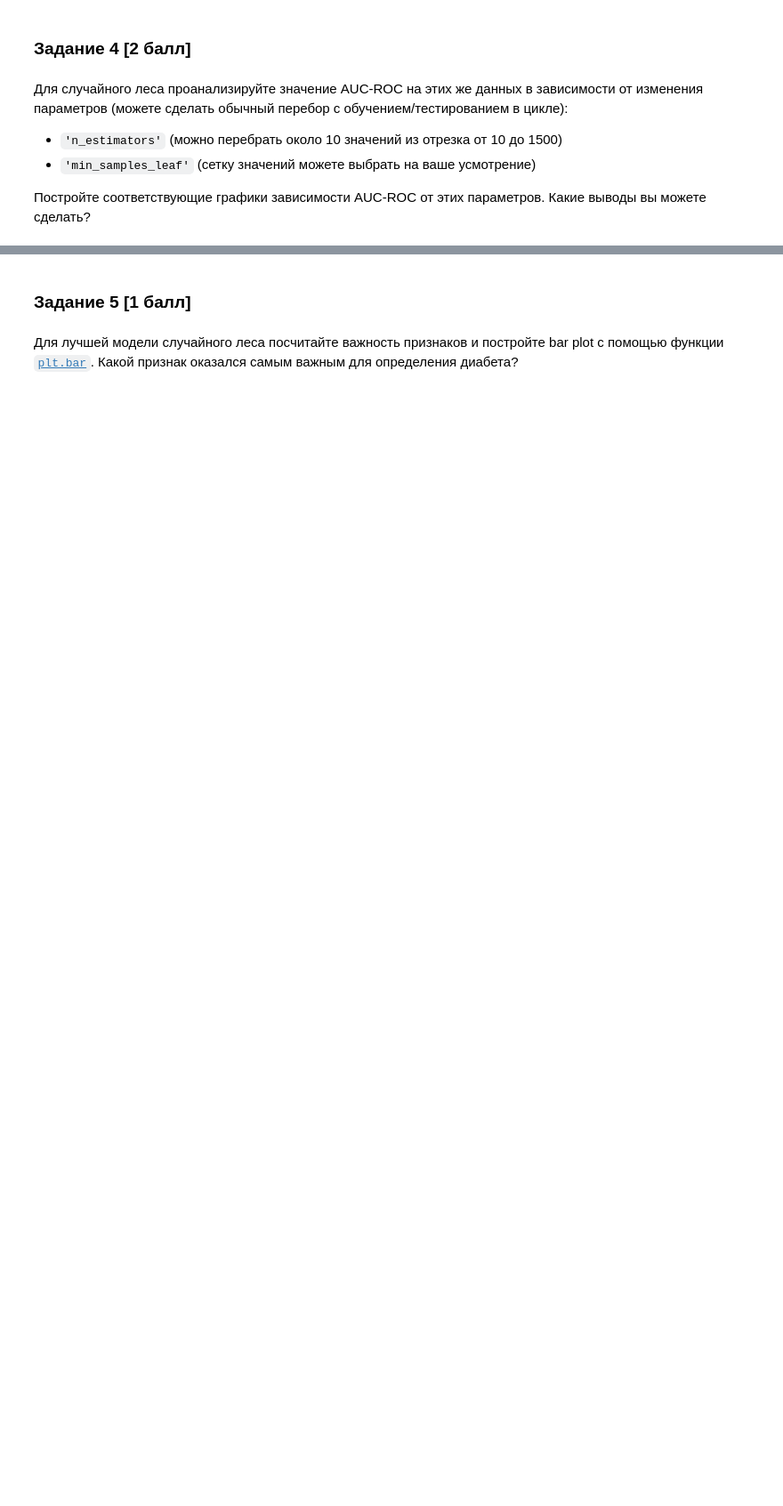
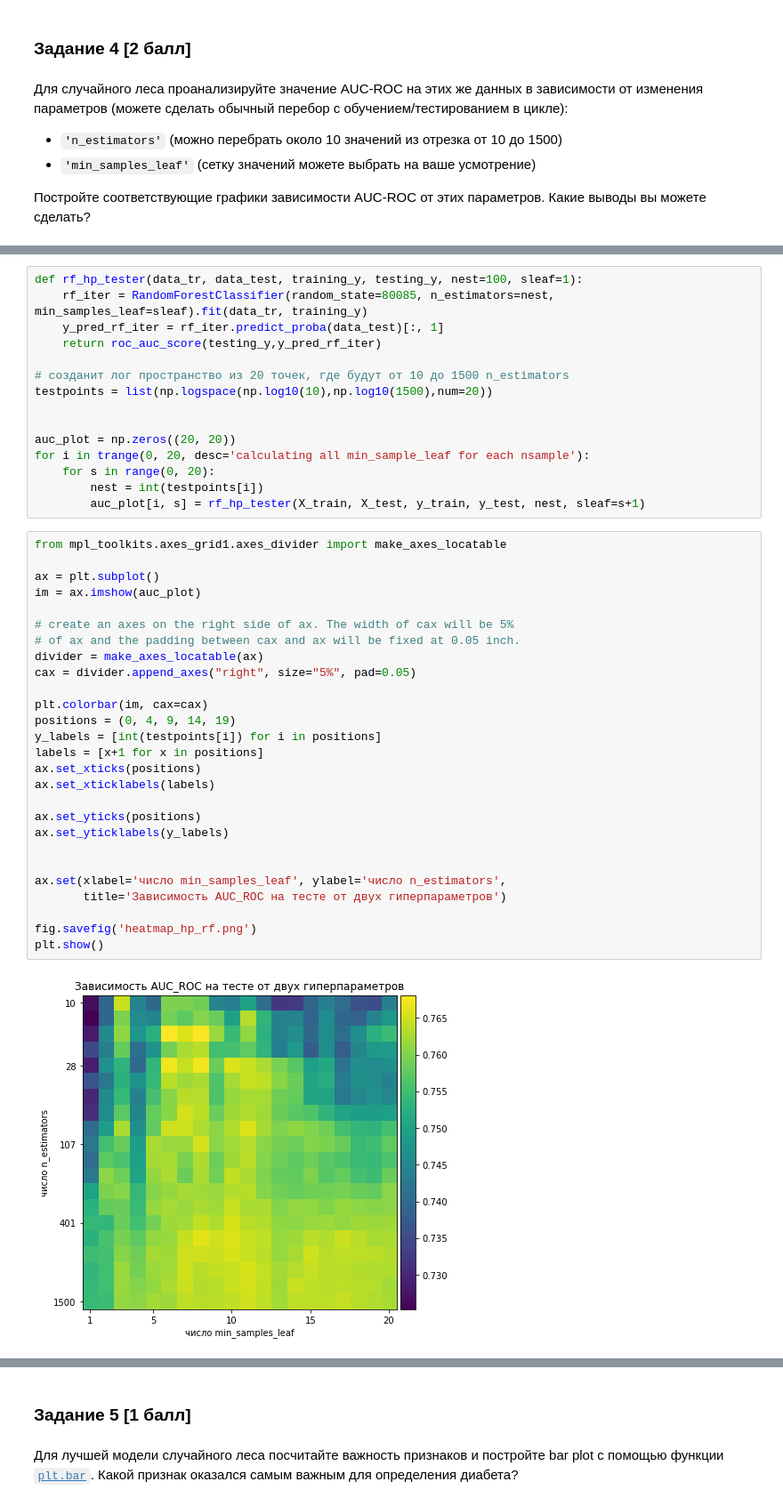
Before and after one commit to ksetdekov/ml_dpo_2021, a Jupyter notebook: hw/hw4/hw04.ipynb, the cells around one changed output, grey strips where cells are left out. Shown at 89% size. Saved outputs shown, nothing was run; the diff lists cells and outputs as text; blank space fills up the shorter version.

```diff
--- a/hw/hw4/hw04.ipynb
+++ b/hw/hw4/hw04.ipynb
@@ -433,0 +581,44 @@ plt.show()
+# %%
+def rf_hp_tester(data_tr, data_test, training_y, testing_y, nest=100, sleaf=1):
+    rf_iter = RandomForestClassifier(random_state=80085, n_estimators=nest, min_samples_leaf=sleaf).fit(data_tr, training_y)
+    y_pred_rf_iter = rf_iter.predict_proba(data_test)[:, 1]
+    return roc_auc_score(testing_y,y_pred_rf_iter)
+
+# созданит лог пространство из 20 точек, где будут от 10 до 1500 n_estimators
+testpoints = list(np.logspace(np.log10(10),np.log10(1500),num=20))
+
+
+auc_plot = np.zeros((20, 20))
+for i in trange(0, 20, desc='calculating all min_sample_leaf for each nsample'):
+    for s in range(0, 20):
+        nest = int(testpoints[i])
+        auc_plot[i, s] = rf_hp_tester(X_train, X_test, y_train, y_test, nest, sleaf=s+1)
+# %%
+from mpl_toolkits.axes_grid1.axes_divider import make_axes_locatable
+
+ax = plt.subplot()
+im = ax.imshow(auc_plot)
+
+# create an axes on the right side of ax. The width of cax will be 5%
+# of ax and the padding between cax and ax will be fixed at 0.05 inch.
+divider = make_axes_locatable(ax)
+cax = divider.append_axes("right", size="5%", pad=0.05)
+
+plt.colorbar(im, cax=cax)
+positions = (0, 4, 9, 14, 19)
+y_labels = [int(testpoints[i]) for i in positions]
+labels = [x+1 for x in positions]
+ax.set_xticks(positions)
+ax.set_xticklabels(labels)
+
+ax.set_yticks(positions)
+ax.set_yticklabels(y_labels)
+
+
+ax.set(xlabel='число min_samples_leaf', ylabel='число n_estimators',
+       title='Зависимость AUC_ROC на тесте от двух гиперпараметров')
+
+fig.savefig('heatmap_hp_rf.png')
+plt.show()
+# %% [output]
+[figure, added]
```
Also changed, not shown: parts of 35 cells of this notebook, 1 other file.
